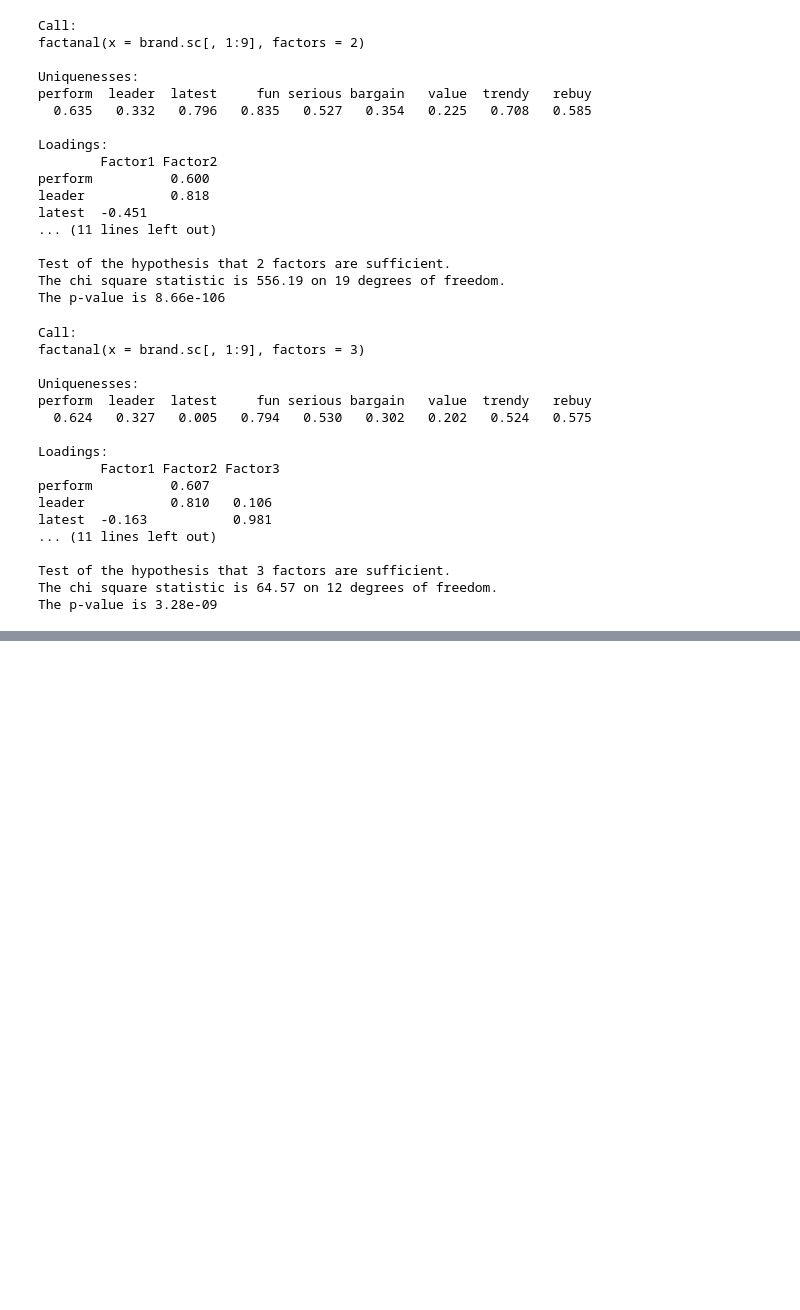
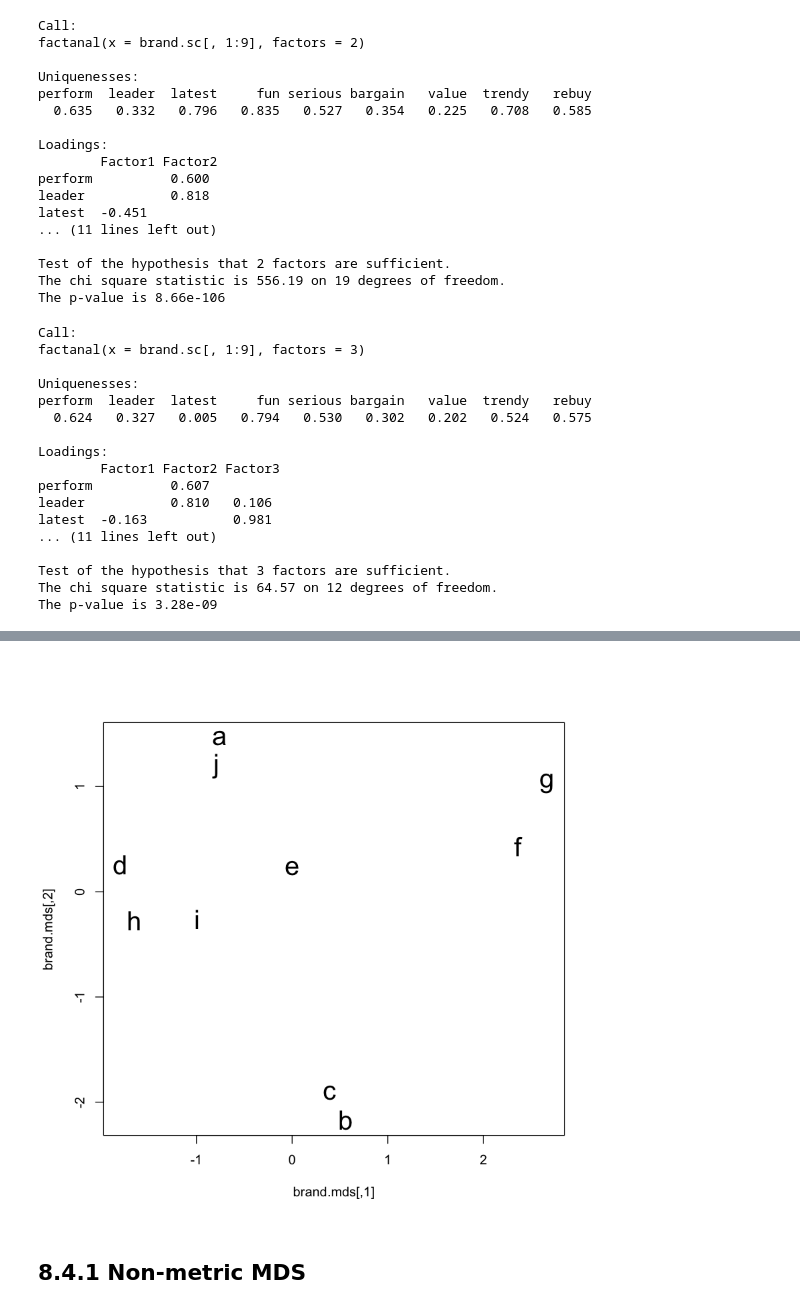
Before and after one commit to SyuheyK/RforMarketingResearchAndAnalytics, a Jupyter notebook: Ch8.ipynb, the cells around one changed output, grey strips where cells are left out. Saved outputs shown, nothing was run; the diff lists cells and outputs as text; code cells hidden in the pictures; blank space fills up the shorter version.

```diff
--- a/Ch8.ipynb
+++ b/Ch8.ipynb
@@ -328,0 +411,3 @@ The p-value is 3.28e-09
+# %%
+brand.dist <- dist(brand.mean)
+(brand.mds <- cmdscale(brand.dist))
@@ -328,0 +425,7 @@ The p-value is 3.28e-09
+# %%
+plot(brand.mds, type="n")
+text(brand.mds, rownames(brand.mds), cex=2)
+# %% [output]
+[figure, added]
+# %% [markdown]
+## 8.4.1 Non-metric MDS
```
Also changed, not shown: parts of 14 cells of this notebook.
